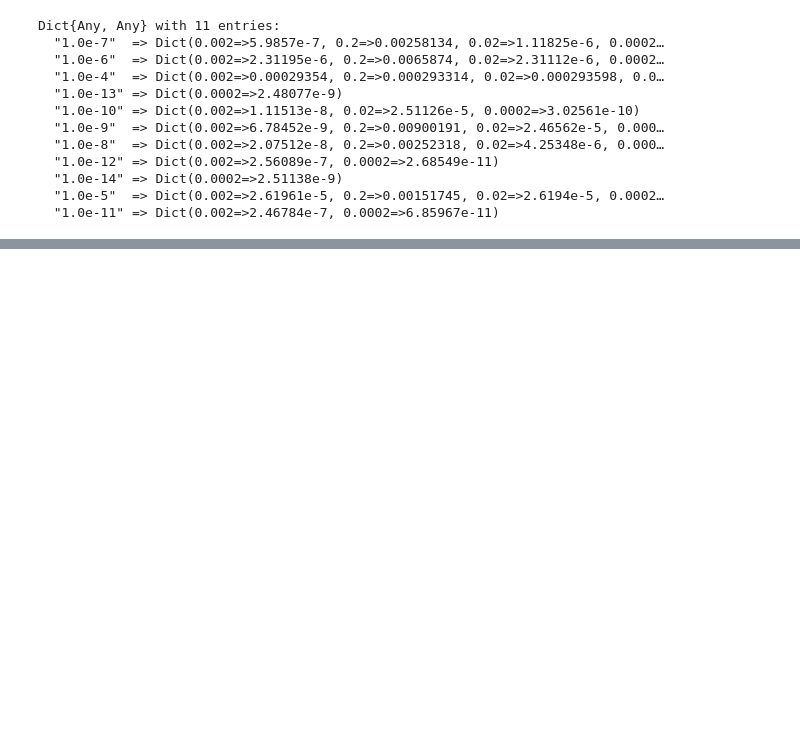
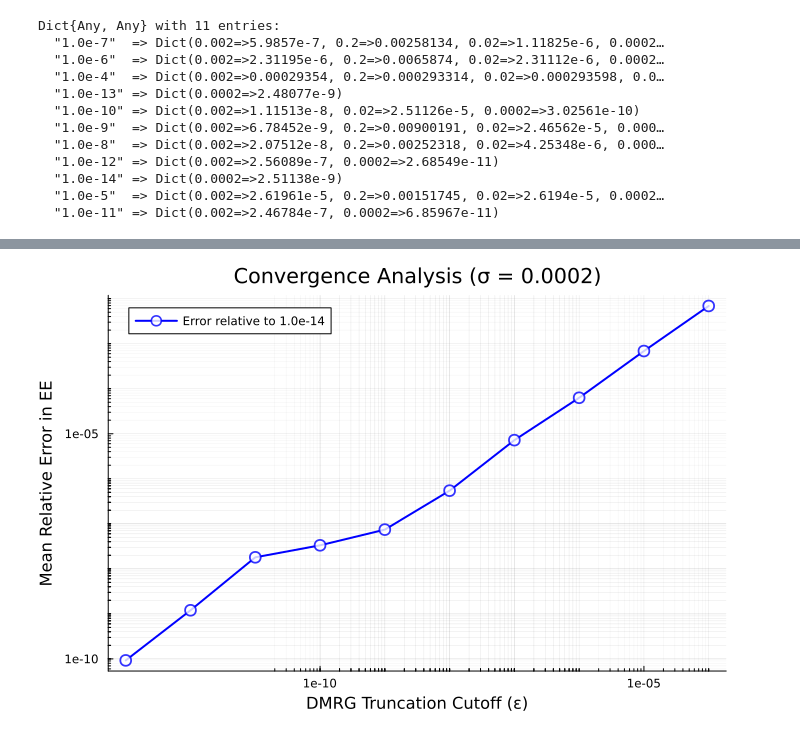
Before and after one commit to JuicerOfApples/FYRP, a Jupyter notebook: A_Truncations/A_head_vs_tail.ipynb, the cells around one changed output, grey strips where cells are left out. Drawn from its saved outputs; the diff is of its cells as text; code cells hidden in the pictures; blank space fills up the shorter version.

```diff
--- a/A_Truncations/A_head_vs_tail.ipynb
+++ b/A_Truncations/A_head_vs_tail.ipynb
@@ -489,0 +520,79 @@ display(p_plateau)
+# %%
+"""
+Analyzes the convergence of Entanglement Entropy (EE) by comparing lower-precision
+truncation results against the highest-precision reference available.
+
+# Arguments
+- `results_dict::Dict`: The master dictionary containing spectrum data for various cutoffs and σ values.
+- `target_sigma::Float64`: The specific value of σ to analyze.
+
+# Returns
+- `p`: A Plots object showing the mean relative error across system sizes N on a log-log scale.
+"""
+function analyze_convergence_vs_cutoff(results_dict::Dict, target_sigma::Float64)
+    cutoff_keys = collect(keys(results_dict))
+    numeric_vals = parse.(Float64, cutoff_keys)
+    sp = sortperm(numeric_vals)
+    sorted_strs = cutoff_keys[sp]
+
+    # reference (the smallest cutoff value)
+    ref_str = sorted_strs[1]
+
+    get_s(d, s) = (for k in keys(d); if isapprox(k, s, atol=1e-10) return d[k] end; end; return nothing)
+
+    ref_data = get_s(results_dict[ref_str], target_sigma)
+    if ref_data === nothing
+        error("Target sigma $target_sigma not found in reference cutoff $ref_str.")
+    end
+
+    # calculation for EE, Schmidt coefficients (val) are squared to get density matrix eigenvalues
+    calc_ee(λs) = -sum([(val^2) * log(val^2) for val in λs if val > 1e-18])
+
+    x_vals = Float64[]
+    y_vals = Float64[]
+    common_Ns = keys(ref_data)
+
+    for s_str in sorted_strs
+        # We skip the reference itself (error relative to self is 0, which breaks log scales)
+        if s_str == ref_str continue end
+
+        data = get_s(results_dict[s_str], target_sigma)
+        if data !== nothing
+            errs = [abs(calc_ee(data[N]) - calc_ee(ref_data[N])) / abs(calc_ee(ref_data[N]))
+                    for N in common_Ns if haskey(data, N)]
+
+            m_err = mean(errs)
+            if m_err > 0
+                push!(x_vals, parse(Float64, s_str))
+                push!(y_vals, m_err)
+            end
+        end
+    end
+
+    if isempty(y_vals)
+        @warn "No valid comparison data found for sigma $target_sigma."
+        return nothing
+    end
+
+    p = plot(x_vals, y_vals,
+        xaxis = (:log10, "DMRG Truncation Cutoff (ε)"),
+        yaxis = (:log10, "Mean Relative Error in EE"),
+        marker = (:circle, 6, 0.8, :white, stroke(2, :blue)),
+        line = (:solid, 2, :blue),
+        xformatter = x -> @sprintf("%.0e", x),
+        yformatter = y -> @sprintf("%.0e", y),
+        title = "Convergence Analysis (σ = $target_sigma)",
+        label = "Error relative to $(ref_str)",
+        legend = :topleft,
+        grid = :both,
+        minorgrid = true,
+        size = (700, 450)
+    )
+
+    return p
+end
+
+p_conv = analyze_convergence_vs_cutoff(results, 0.0002)
+display(p_conv)
+# %% [output]
+[figure, added]
```
Also changed, not shown: parts of 5 cells of this notebook, 11 other files.
